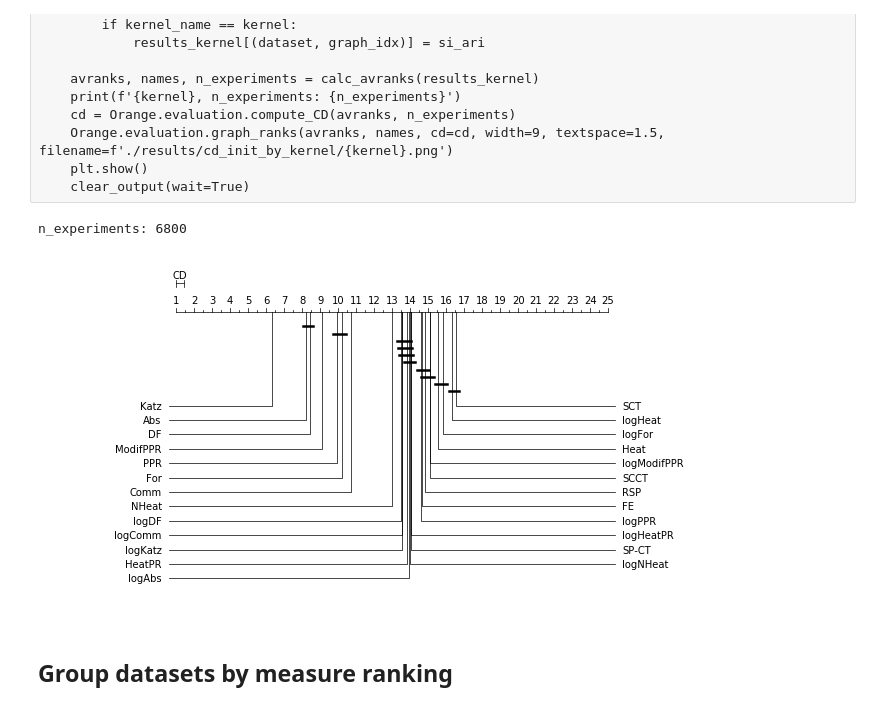
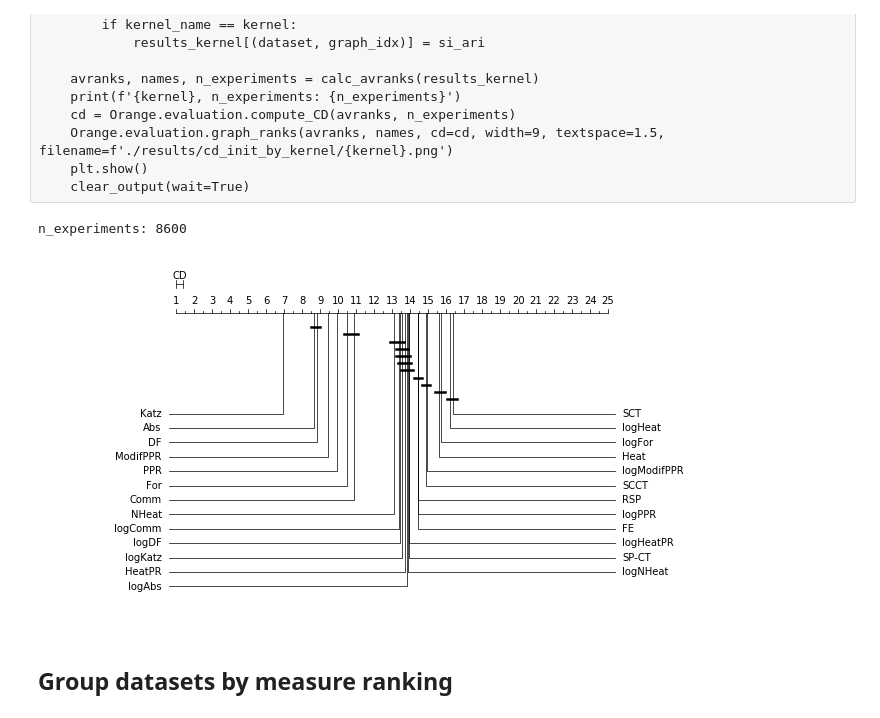
Before and after one commit to vlivashkin/pygkernels-experiments, a Jupyter notebook: experiments/init/SBM2-analyze_results.ipynb, the cells around one changed output. Cells and saved outputs as stored; diff of their text form; code cells hidden in the pictures.

```diff
--- a/experiments/init/SBM2-analyze_results.ipynb
+++ b/experiments/init/SBM2-analyze_results.ipynb
@@ -15,7 +15,7 @@ from sbm_neighbour_score import sbm_neighbour_score
 from utils import SBM_Data, calc_avranks
 # %%
 data_hub = SBM_Data()
-results, modularity_results = data_hub.load_precalculated()
+results, results_modularity_any3, modularity_results = data_hub.load_precalculated()
 # %% [markdown]
 # Analyze results of SBM – Stochastic Block Model
 # %%
@@ -23,7 +23,7 @@ results, modularity_results = data_hub.load_precalculated()
 results_m3_dka = defaultdict(lambda: defaultdict(list)) # {dataset, {kernel_name: [best_ari_for_graph]}}
 for (dataset, kernel_name, graph_idx), si_ari in results.items():
     results_m3_dka[dataset][kernel_name].append(si_ari['modularity_any3'])
-for dataset, kernel_name in product(data_hub.datasets, data_hub.kernels_names):  # {dataset, {kernel_name: mean_bestari}}
+for dataset, kernel_name in product(data_hub.datasets, data_hub.kernel_names):  # {dataset, {kernel_name: mean_bestari}}
     results_m3_dka[dataset][kernel_name] = np.mean(results_m3_dka[dataset][kernel_name])
 
 dataset_meanari = {k: np.mean(list(v.values())) for k, v in results_m3_dka.items()}  # {dataset, mean_mean_bestari}
@@ -124,14 +124,18 @@ for kernel in kernels_names:
     plt.show()
     clear_output(wait=True)
 # %%
-avranks, names, n_experiments = calc_avranks(results_modularity_any3)
+results_modularity_any3_flatter = defaultdict(lambda: defaultdict(list))
+for (dataset, kernel_name, graph_idx), si_ari in results.items():
+    results_modularity_any3_flatter[(dataset, graph_idx)][kernel_name] = si_ari['modularity_any3']
+
+avranks, names, n_experiments = calc_avranks(results_modularity_any3_flatter)
 print(f'n_experiments: {n_experiments}')
 cd = Orange.evaluation.compute_CD(avranks, n_experiments, alpha='0.1')
 Orange.evaluation.graph_ranks(avranks, names, cd=cd, width=9, textspace=1.5)
 plt.show()
 # %% [output]
-n_experiments: 6800
+n_experiments: 8600
-[figure, old version]
+[figure, new version]
 # %% [markdown]
 ## Group datasets by measure ranking
 # %% [raw]
```
Also changed, not shown: parts of 13 cells of this notebook, 8 other files.
